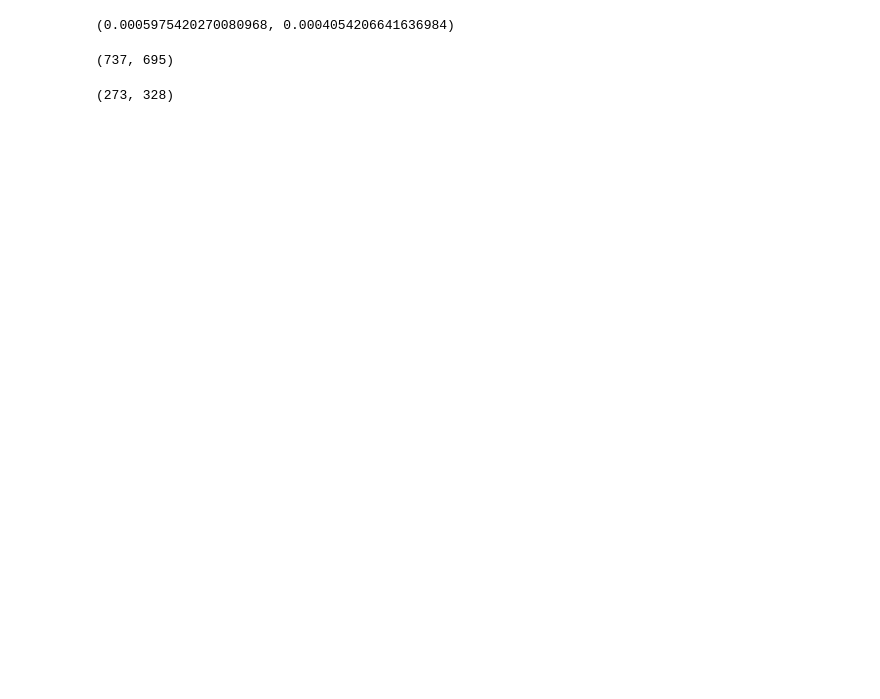
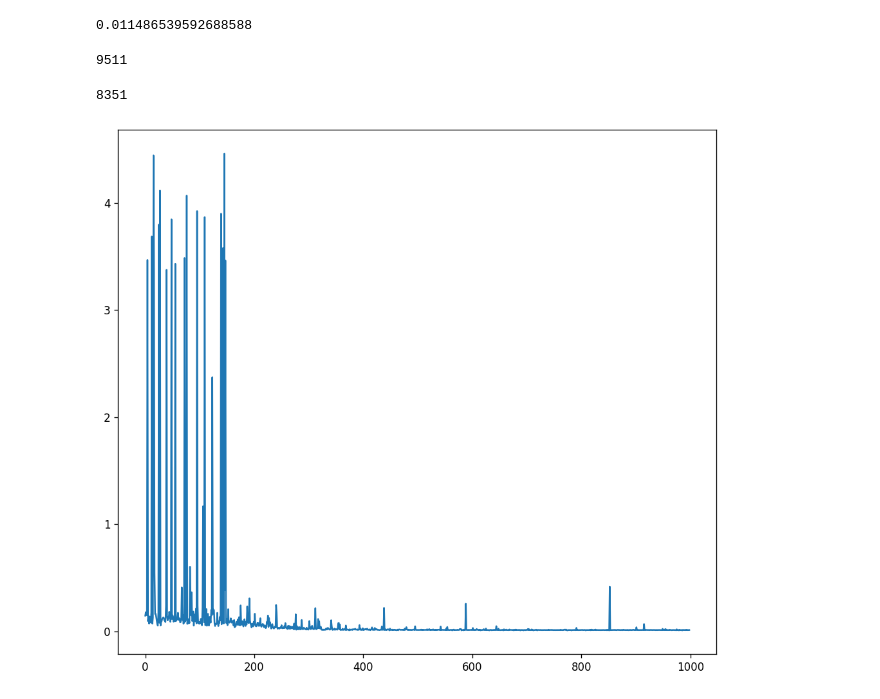
Before and after one commit to ScruffyTheMoose/TTT_ML, a Jupyter notebook: model_builds/reinforced_learning.ipynb, the cells around one changed output. Drawn from its saved outputs; the diff is of its cells as text; code cells hidden in the pictures; blank space fills up the shorter version.

```diff
--- a/model_builds/reinforced_learning.ipynb
+++ b/model_builds/reinforced_learning.ipynb
@@ -13,9 +13,7 @@ import pandas as pd
 import numpy as np
 import random
 # %%
-file1 = "../model_binaries/agent_ordered_adaptive_200x5_relu.sav"
-file2 = "../model_binaries/agent_ordered_adaptive_200x5_relu.sav"
+file1 = "../model_binaries/agent_relu_second.sav"
 agent1 = pickle.load(open(file1,"rb"))
-agent2 = pickle.load(open(file2, "rb"))
-agent1.loss_, agent2.loss_
+agent1.loss_
 # %% [output]
@@ -60,31 +57,25 @@ f1.count(-1), f2.count(-1)
 # %%
-agent1.loss_, agent2.loss_
+agent1.loss_
 # %% [output]
-(0.0005975420270080968, 0.0004054206641636984)
+0.011486539592688588
 # %%
 # bot plays first
 results1 = list()
-results2 = list()
-for _ in range(1000):
-    res1 = r.bot_vs_random(agent1, bot_first=True, first_tracked=True, print_board=False)
-    res2 = r.bot_vs_random(agent2, bot_first=True, first_tracked=True, print_board=False)
-    results1.append(res1)
-    results2.append(res2)
+for _ in range(10000):
+    res1 = r.bot_vs_rand_environment(model=agent1, bot_first=True, first_tracked=False, train_model=False, training_type="dense", print_board=False)
+    results1.append(res1[0])
 
-results1.count(1), results2.count(1)
+results1.count(1)
 # %% [output]
-(737, 695)
+9511
 # %%
-# bot plays first
+# bot plays second
 results1 = list()
-results2 = list()
-for _ in range(1000):
-    res1 = r.bot_vs_random(agent1, bot_first=False, first_tracked=True, print_board=False)
-    res2 = r.bot_vs_random(agent2, bot_first=False, first_tracked=True, print_board=False)
-    results1.append(res1)
-    results2.append(res2)
+for _ in range(10000):
+    res1 = r.bot_vs_rand_environment(model=agent1, bot_first=False, first_tracked=False, train_model=False, training_type="dense", print_board=False)
+    results1.append(res1[0])
 
-results1.count(1), results2.count(1)
+results1.count(1)
 # %% [output]
-(273, 328)
+8351
 # %%
@@ -92,0 +83,10 @@ results1.count(1), results2.count(1)
+# %%
+y_plot = agent1.loss_curve_[-1000:-1:1]
+loss_ct = len(y_plot)
+x_plot = range(loss_ct)
+
+plt.figure(figsize=(10, 9), dpi=120)
+plt.plot(x_plot, y_plot)
+plt.show()
+# %% [output]
+[figure, added]
```
Also changed, not shown: parts of 8 cells of this notebook, 1 other file.
